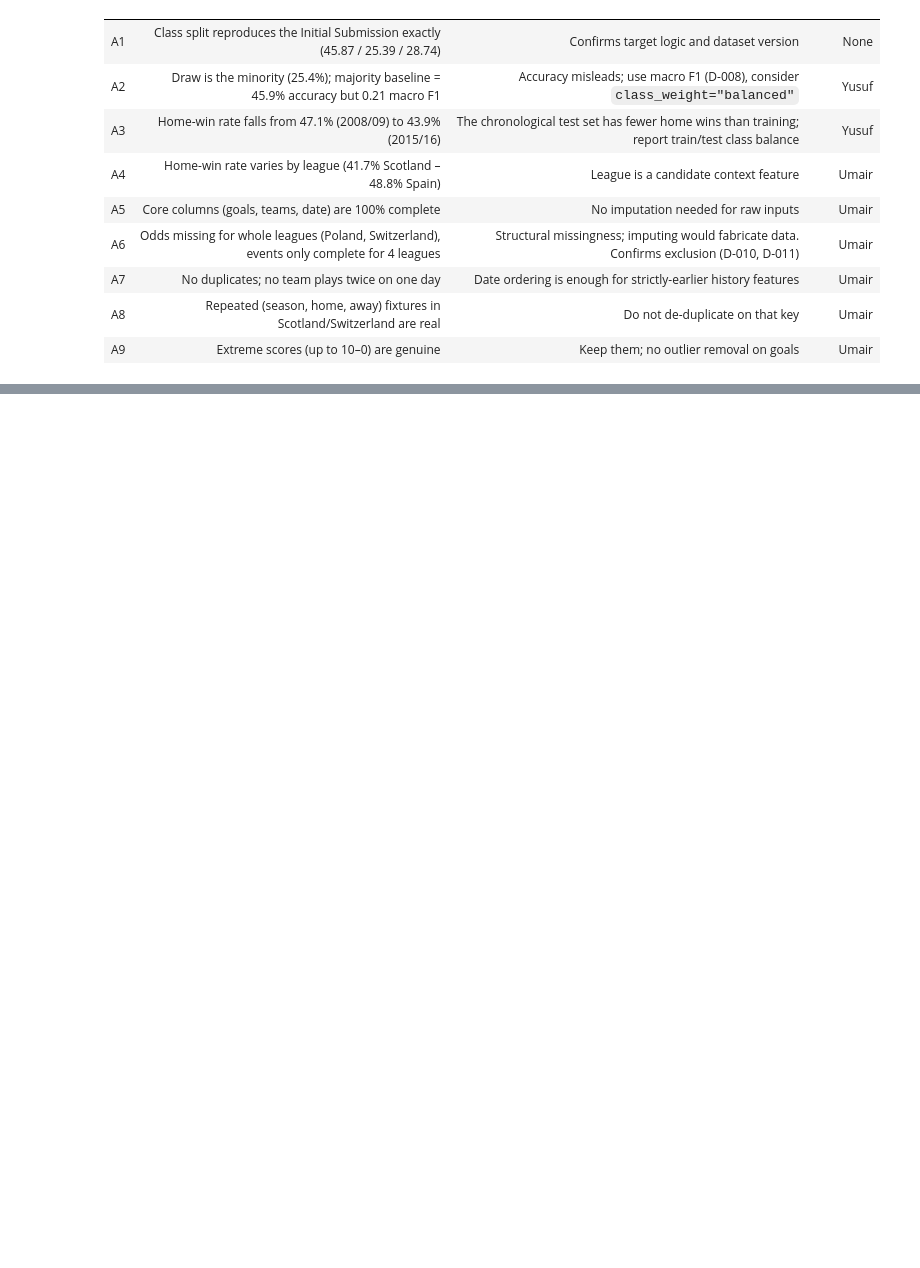
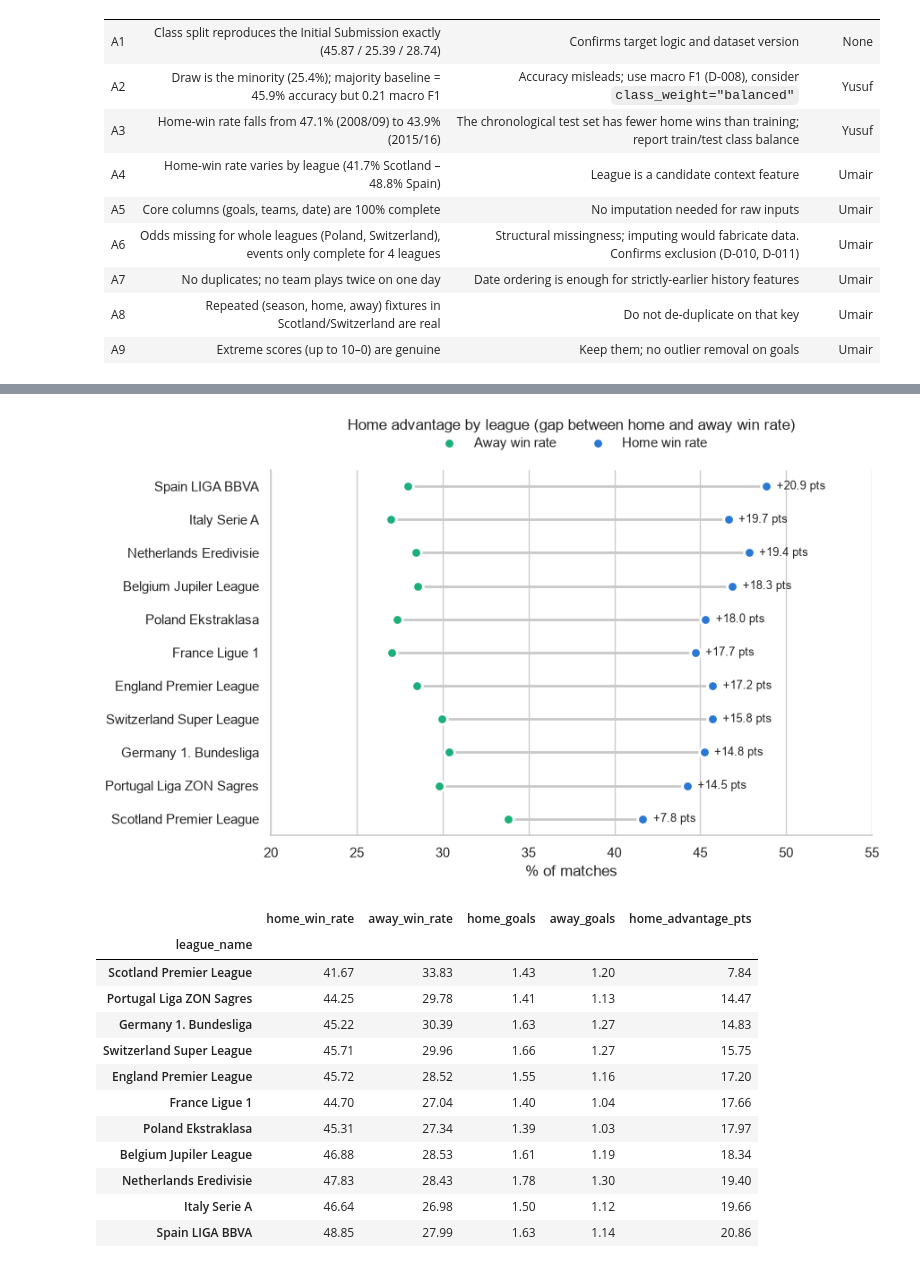
Before and after one commit to IT24102527/football-match-outcome-ml, a Jupyter notebook: notebooks/02_eda.ipynb, the cells around one changed output, grey strips where cells are left out. Drawn from its saved outputs; the diff is of its cells as text; code cells hidden in the pictures; blank space fills up the shorter version.

```diff
--- a/notebooks/02_eda.ipynb
+++ b/notebooks/02_eda.ipynb
@@ -409,0 +472,44 @@ Matches with 10+ total goals: 14
+# %%
+league_adv = matches.groupby("league_name").agg(
+    home_win_rate=("target", lambda s: (s == "Home Win").mean() * 100),
+    away_win_rate=("target", lambda s: (s == "Away Win").mean() * 100),
+    home_goals=("home_team_goal", "mean"),
+    away_goals=("away_team_goal", "mean"),
+)
+league_adv["home_advantage_pts"] = league_adv["home_win_rate"] - league_adv["away_win_rate"]
+league_adv = league_adv.sort_values("home_advantage_pts")
+
+fig, ax = plt.subplots(figsize=(9, 5.5))
+y = np.arange(len(league_adv))
+ax.hlines(y, league_adv["away_win_rate"], league_adv["home_win_rate"], color="#c9c9c9", linewidth=2)
+ax.scatter(league_adv["away_win_rate"], y, s=70, color=OUTCOME_COLORS["Away Win"], label="Away win rate", zorder=3,
+           edgecolor="white", linewidth=2)
+ax.scatter(league_adv["home_win_rate"], y, s=70, color=OUTCOME_COLORS["Home Win"], label="Home win rate", zorder=3,
+           edgecolor="white", linewidth=2)
+for yi, (_, r) in zip(y, league_adv.iterrows()):
+    ax.text(r["home_win_rate"] + 0.6, yi, f"+{r['home_advantage_pts']:.1f} pts", va="center", fontsize=9)
+ax.set_yticks(y, league_adv.index)
+ax.set_xlim(20, 55)
+ax.set_xlabel("% of matches")
+ax.set_title("Home advantage by league (gap between home and away win rate)", pad=32)
+ax.legend(ncol=2, loc="lower center", bbox_to_anchor=(0.5, 1.02), frameon=False)
+ax.grid(axis="y", visible=False)
+plt.tight_layout()
+plt.savefig(f"{FIG_DIR}/eda_07_home_advantage_by_league.png", dpi=150)
+plt.show()
+league_adv.round(2)
+# %% [output]
+[figure, added]
+|  | home_win_rate | away_win_rate | home_goals | away_goals | home_advantage_pts |
+| league_name |  |  |  |  |  |
+| Scotland Premier League | 41.67 | 33.83 | 1.43 | 1.20 | 7.84 |
+| Portugal Liga ZON Sagres | 44.25 | 29.78 | 1.41 | 1.13 | 14.47 |
+| Germany 1. Bundesliga | 45.22 | 30.39 | 1.63 | 1.27 | 14.83 |
+| Switzerland Super League | 45.71 | 29.96 | 1.66 | 1.27 | 15.75 |
+| England Premier League | 45.72 | 28.52 | 1.55 | 1.16 | 17.20 |
+| France Ligue 1 | 44.70 | 27.04 | 1.40 | 1.04 | 17.66 |
+| Poland Ekstraklasa | 45.31 | 27.34 | 1.39 | 1.03 | 17.97 |
+| Belgium Jupiler League | 46.88 | 28.53 | 1.61 | 1.19 | 18.34 |
+| Netherlands Eredivisie | 47.83 | 28.43 | 1.78 | 1.30 | 19.40 |
+| Italy Serie A | 46.64 | 26.98 | 1.50 | 1.12 | 19.66 |
+| Spain LIGA BBVA | 48.85 | 27.99 | 1.63 | 1.14 | 20.86 |
```
Also changed, not shown: parts of 24 cells of this notebook, 5 other files.
